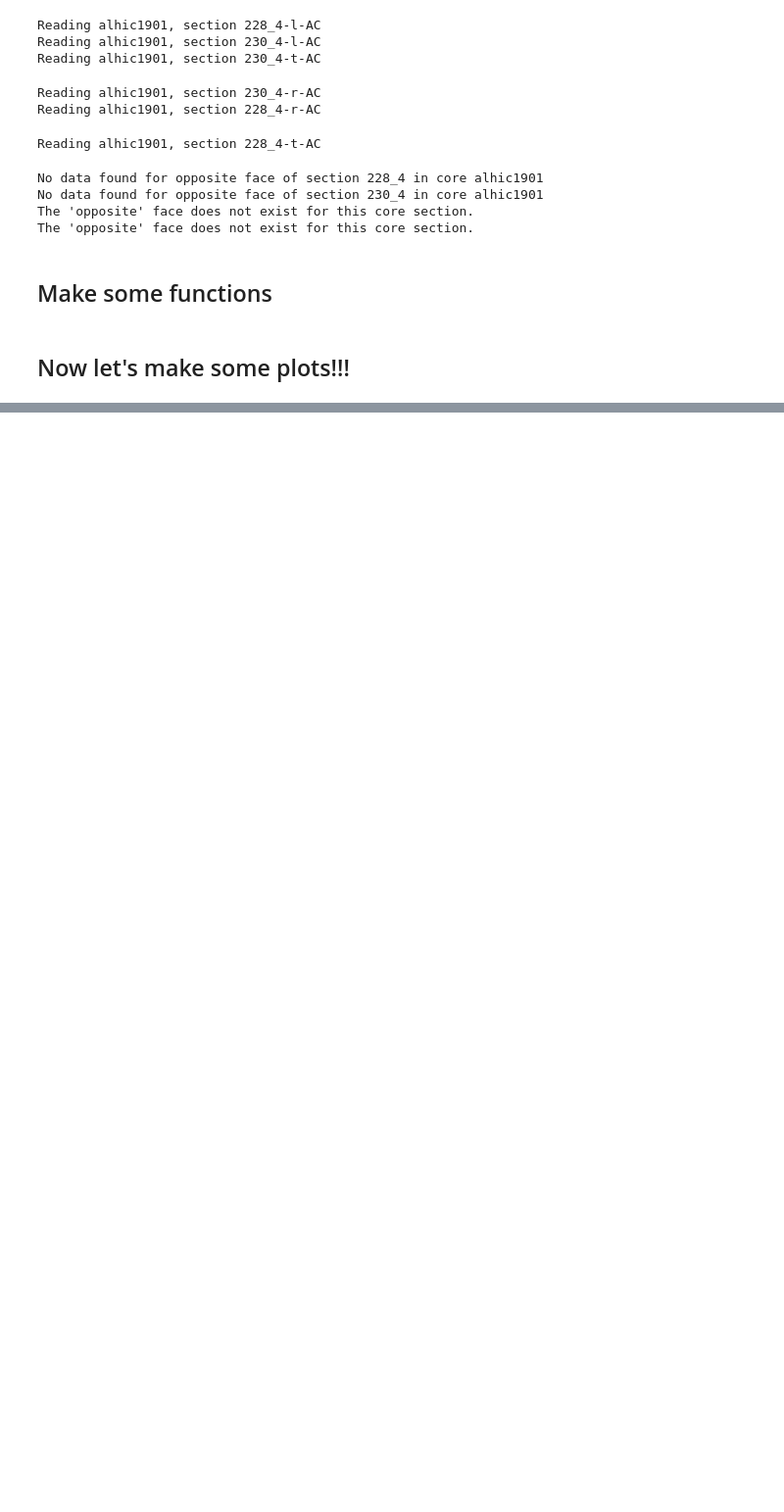
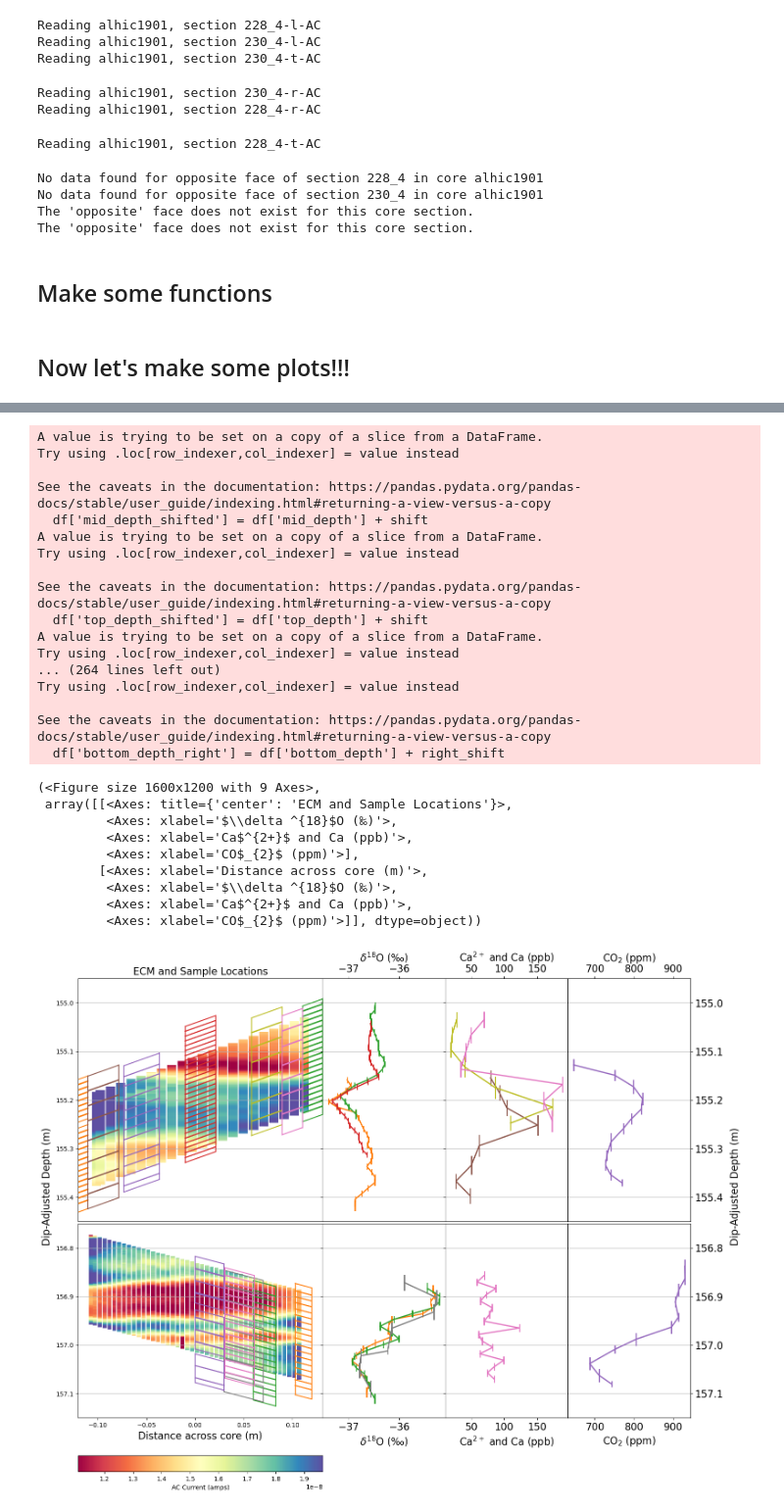
Before and after one commit to liamkirkpatrick/alhic1901_deeplayering, a Jupyter notebook: scripts/plot_samples/dip_adj_samples_oneplot.ipynb, the cells around one changed output, grey strips where cells are left out. Shown at 98% size. Saved outputs shown, nothing was run; the diff lists cells and outputs as text; code cells hidden in the pictures; blank space fills up the shorter version.

```diff
--- a/scripts/plot_samples/dip_adj_samples_oneplot.ipynb
+++ b/scripts/plot_samples/dip_adj_samples_oneplot.ipynb
@@ -281,7 +278,7 @@ def make_full_plot(samp_data,secs,proxies,side_angles,top_angles,d_ranges,title=
 
     # ecm subplot admin
     ax[0,0].set_xlim([-.120,.120])
-    ax[len(secs)-1,0].set_xlabel('Distance accross core (m)',fontsize=16)
+    ax[len(secs)-1,0].set_xlabel('Distance across core (m)',fontsize=16)
     ax[0,0].set_title('ECM and Sample Locations', fontsize=16)
     ax[0,0].set_xticklabels([])
     ax[0,0].set_xticks([])
@@ -384,8 +381,8 @@ def make_full_plot(samp_data,secs,proxies,side_angles,top_angles,d_ranges,title=
 
     #fig.tight_layout()
     # add y-axis labels
-    fig.text(0.04, 0.5, 'Depth (m)', va='center', rotation='vertical', fontsize=16)
-    fig.text(1, 0.5, 'Depth (m)', va='center', rotation='vertical', fontsize=16)
+    fig.text(0.04, 0.5, 'Dip-Adjusted Depth (m)', va='center', rotation='vertical', fontsize=16)
+    fig.text(1, 0.5, 'Dip-Adjusted Depth (m)', va='center', rotation='vertical', fontsize=16)
     fig.tight_layout(rect=[0.05, 0, 1, 0.95])
 
 
@@ -454,0 +452,35 @@ See the caveats in the documentation: https://pandas.pydata.org/pandas-docs/stab
+# %%
+secs = [s228_4_AC,s230_4_AC]
+proxies = ['d18O','Ca2+','co2']
+d_range = [[155.45, 154.95],[157.15,156.75]]
+side_angles = [s228_4_AC.side_angle,s230_4_AC.side_angle]
+top_angles = [s228_4_AC.top_angle,s230_4_AC.top_angle]
+make_full_plot(samp_data_raw,secs,proxies,side_angles,top_angles,d_range,title=None)
+# %% [output]
+A value is trying to be set on a copy of a slice from a DataFrame.
+Try using .loc[row_indexer,col_indexer] = value instead
+
+See the caveats in the documentation: https://pandas.pydata.org/pandas-docs/stable/user_guide/indexing.html#returning-a-view-versus-a-copy
+  df['mid_depth_shifted'] = df['mid_depth'] + shift
+A value is trying to be set on a copy of a slice from a DataFrame.
+Try using .loc[row_indexer,col_indexer] = value instead
+
+See the caveats in the documentation: https://pandas.pydata.org/pandas-docs/stable/user_guide/indexing.html#returning-a-view-versus-a-copy
+  df['top_depth_shifted'] = df['top_depth'] + shift
+A value is trying to be set on a copy of a slice from a DataFrame.
+Try using .loc[row_indexer,col_indexer] = value instead
+... (264 lines left out)
+Try using .loc[row_indexer,col_indexer] = value instead
+
+See the caveats in the documentation: https://pandas.pydata.org/pandas-docs/stable/user_guide/indexing.html#returning-a-view-versus-a-copy
+  df['bottom_depth_right'] = df['bottom_depth'] + right_shift
+(<Figure size 1600x1200 with 9 Axes>,
+ array([[<Axes: title={'center': 'ECM and Sample Locations'}>,
+         <Axes: xlabel='$\\delta ^{18}$O (‰)'>,
+         <Axes: xlabel='Ca$^{2+}$ and Ca (ppb)'>,
+         <Axes: xlabel='CO$_{2}$ (ppm)'>],
+        [<Axes: xlabel='Distance across core (m)'>,
+         <Axes: xlabel='$\\delta ^{18}$O (‰)'>,
+         <Axes: xlabel='Ca$^{2+}$ and Ca (ppb)'>,
+         <Axes: xlabel='CO$_{2}$ (ppm)'>]], dtype=object))
+[figure, added]
```
Also changed, not shown: parts of 9 cells of this notebook, 10 other files.
